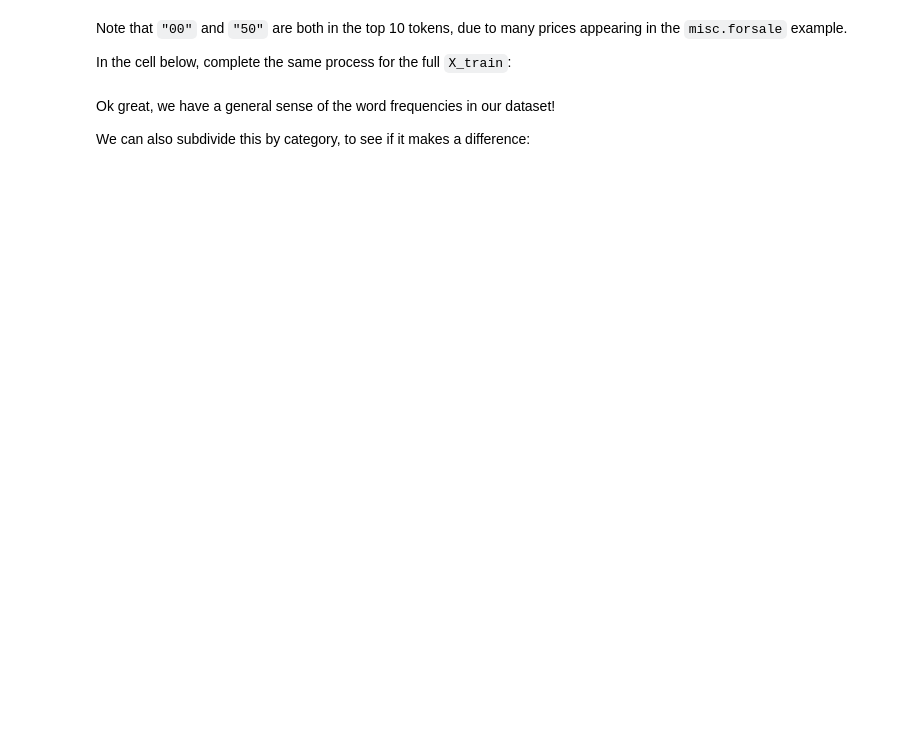
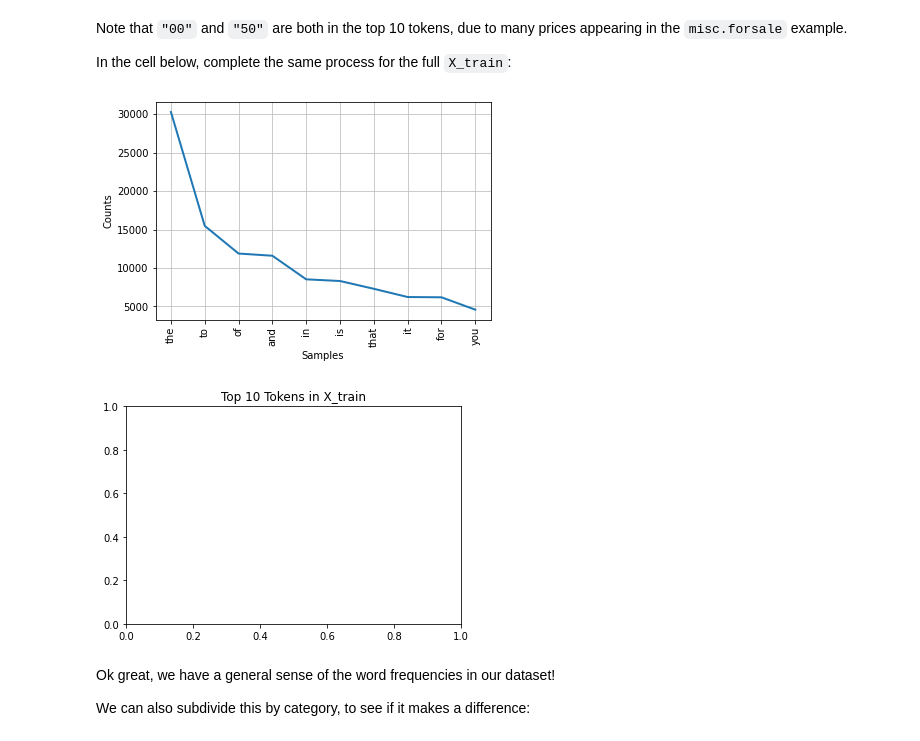
Before and after one commit to madelinebirch/NLP_TextClassification, a Jupyter notebook: index.ipynb, the cells around one changed output. Cells and saved outputs as stored; diff of their text form; code cells hidden in the pictures; blank space fills up the shorter version.

```diff
--- a/index.ipynb
+++ b/index.ipynb
@@ -216,9 +221,7 @@ train_sample.style.set_properties(**{'text-align': 'left'})
 # %% [markdown]
 In the cell below, perform the same operation on the full `X_train`:
 # %%
-# Replace None with appropriate code
-
 # Transform text in X_train to lowercase
-None
+X_train["text"] = X_train["text"].str.lower()
 # %% [markdown]
 Double-check your work by looking at an example and making sure the text is lowercase:
@@ -291,3 +308,6 @@ None
+# %%
+# Create a new column with tokenized data in X_train
+X_train["text_tokenized"] = X_train["text"].apply(tokenizer.tokenize)
 # %% [markdown]
 Visually inspect your work below:
 # %%
@@ -370,3 +417,17 @@ None
+# %%
+# Concatenate all tokenized lists into a single list
+all_tokens = [token for token_list in X_train["text_tokenized"] for token in token_list]
+
+# Create a frequency distribution
+train_freq_dist = FreqDist(all_tokens)
+
+# Plot the top 10 tokens
+train_freq_dist.plot(10)
+plt.title("Top 10 Tokens in X_train")
+plt.show()
+# %% [output]
+[figure, added]
+[figure, added]
 # %% [markdown]
 Ok great, we have a general sense of the word frequencies in our dataset!
 
```
Also changed, not shown: parts of 60 cells of this notebook.
